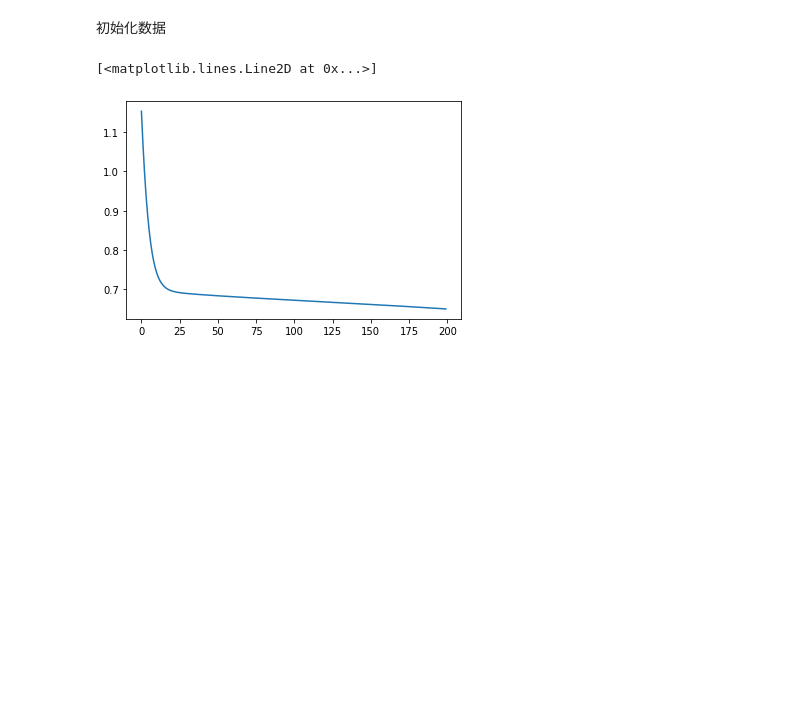
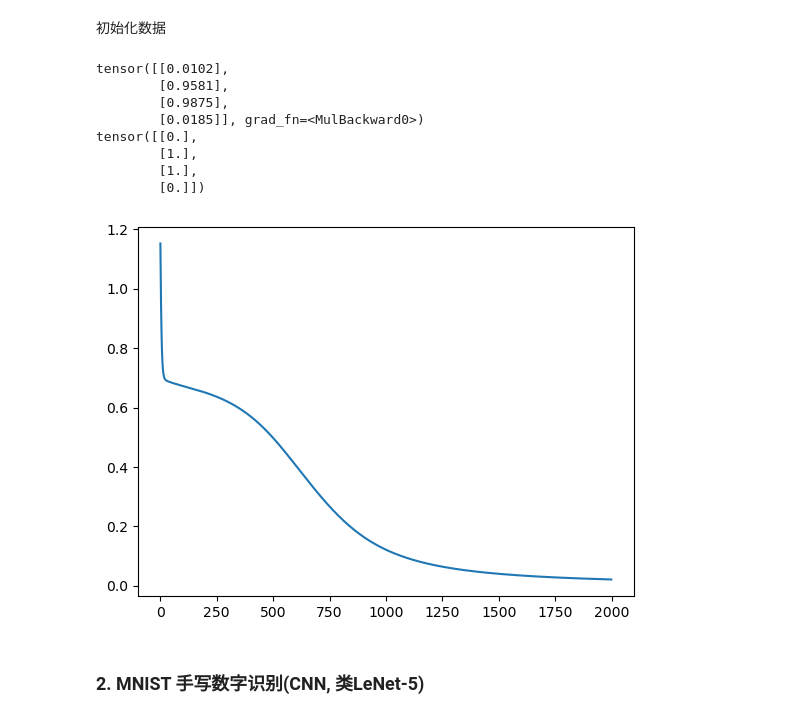
Before and after one commit to By-Xin/ByCsdiy, a Jupyter notebook: DeepLearning/DeepLearning_Qyx/DL Review.ipynb, the cells around one changed output. Cells and saved outputs as stored; diff of their text form; code cells hidden in the pictures; blank space fills up the shorter version.

```diff
--- a/DeepLearning/DeepLearning_Qyx/DL Review.ipynb
+++ b/DeepLearning/DeepLearning_Qyx/DL Review.ipynb
@@ -547,35 +557,44 @@ model = XOR(input_dim=2, hidden_dim=3, output_dim=1)
 
 from tqdm import tqdm
 
-nepoch = 200 # 迭代次数
+nepoch = 2000 # 迭代次数
 learning_rate = 0.1 # 学习率，即步长
 losses = [] # 记录损失函数值
 
 opt = torch.optim.SGD(model.parameters(), lr=learning_rate) # pytorch提供了一个优化器，对于model这个对象里的所有para进行优化
 
 # 开始训练
 pbar = tqdm(range(nepoch))
 for i in pbar:
     a2 = model(x)
     loss = -torch.mean(y * torch.log(a2) + (1.0 - y) * torch.log(1.0 - a2))
 
     opt.zero_grad() # 梯度清零
     loss.backward() # 反向传播
     opt.step()
 
     losses.append(loss.item())
 
     pbar.set_description("loss: %s" % loss.item())
 
 # print(a2)
 
 # 绘制损失函数训练图
 import matplotlib.pylab as plt
 plt.plot(losses)
 
 # 查看预测结果
-# print(a2)
-# print(y)
+print(a2)
+print(y)
 # %% [output]
-[<matplotlib.lines.Line2D at 0x...>]
+tensor([[0.0102],
+        [0.9581],
+        [0.9875],
+        [0.0185]], grad_fn=<MulBackward0>)
+tensor([[0.],
+        [1.],
+        [1.],
+        [0.]])
-[figure, old version]
+[figure, new version]
+# %% [markdown]
+### 2. MNIST 手写数字识别(CNN, 类LeNet-5)
```
Also changed, not shown: parts of 8 cells of this notebook, 23 other files.
